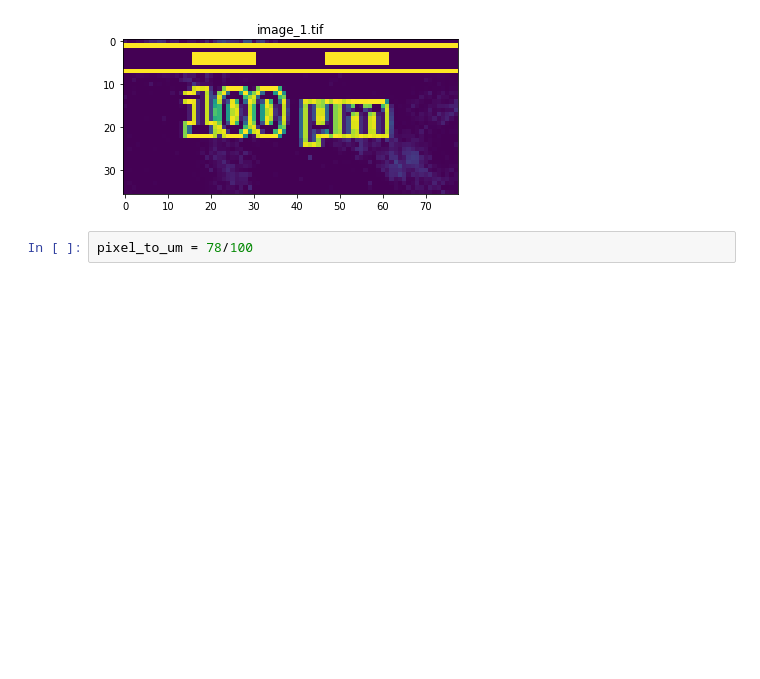
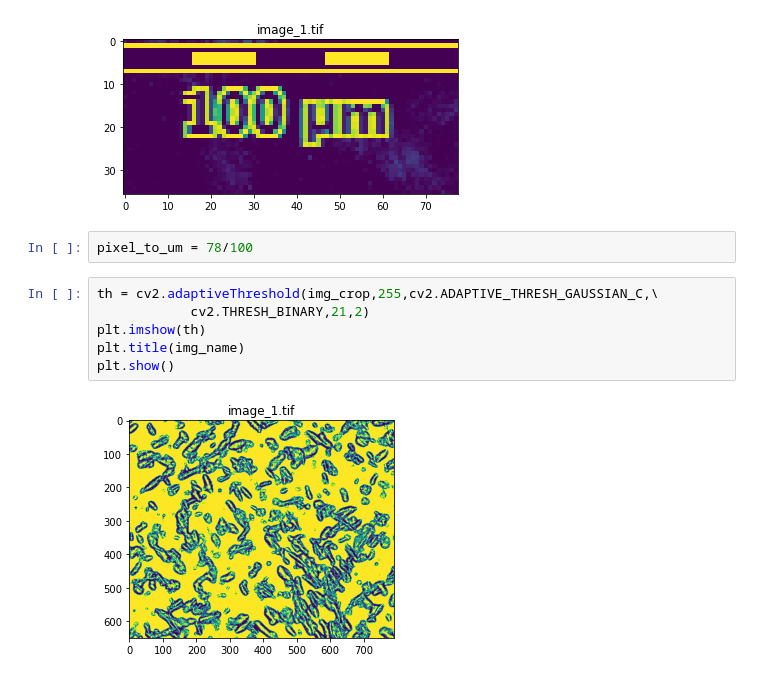
Before and after one commit to mracar/crystal-size-analysis, a Jupyter notebook: crystal_size_analysis.ipynb, the cells around one changed output. Cells and saved outputs as stored; diff of their text form; blank space fills up the shorter version.

Commit message:
testing different thresholding methods

```diff
--- a/crystal_size_analysis.ipynb
+++ b/crystal_size_analysis.ipynb
@@ -46,3 +46,11 @@ plt.show()
 [figure]
 # %%
 pixel_to_um = 78/100
+# %%
+th = cv2.adaptiveThreshold(img_crop,255,cv2.ADAPTIVE_THRESH_GAUSSIAN_C,\
+            cv2.THRESH_BINARY,21,2)
+plt.imshow(th)
+plt.title(img_name)
+plt.show()
+# %% [output]
+[figure, added]
```
Also changed, not shown: parts of 1 cell of this notebook.
